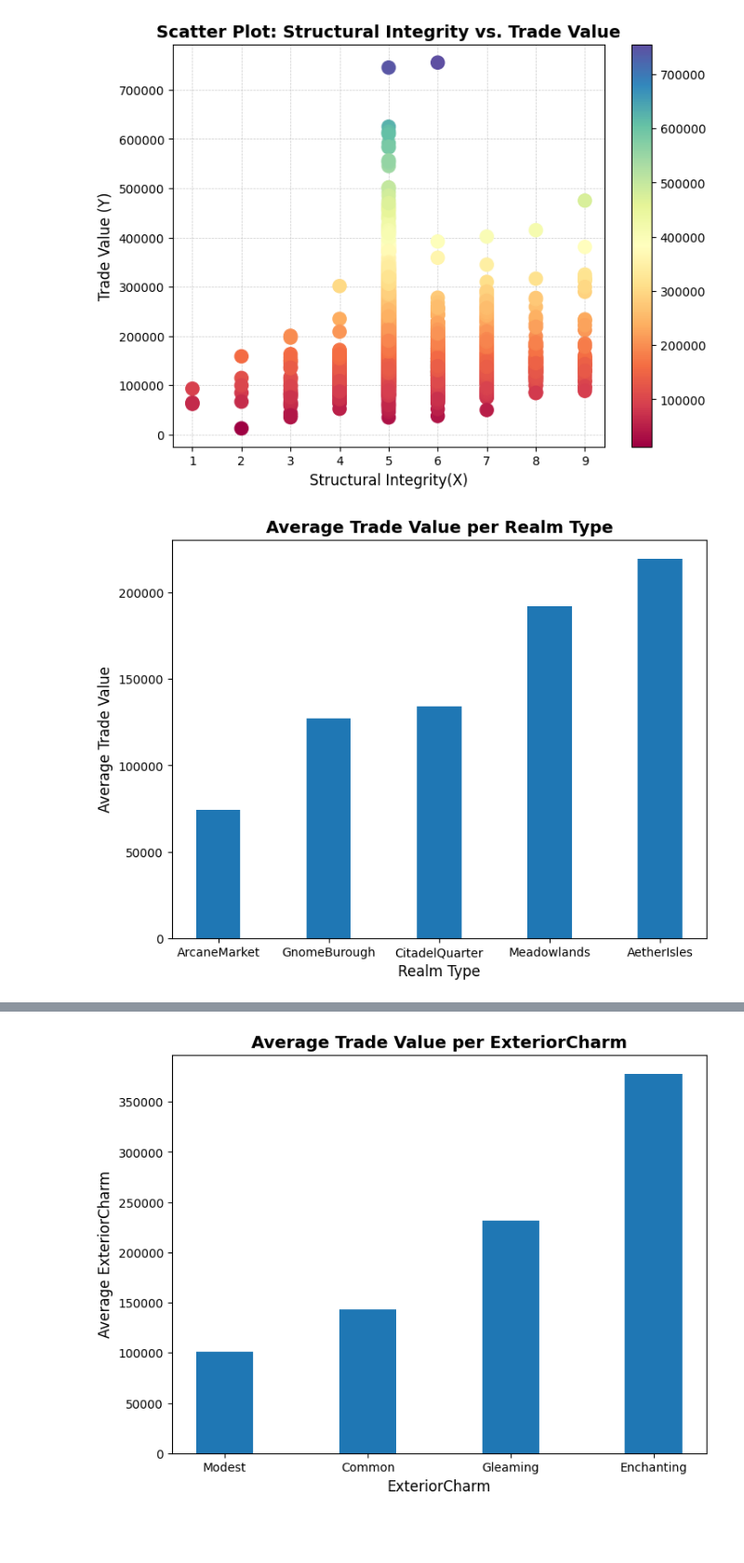
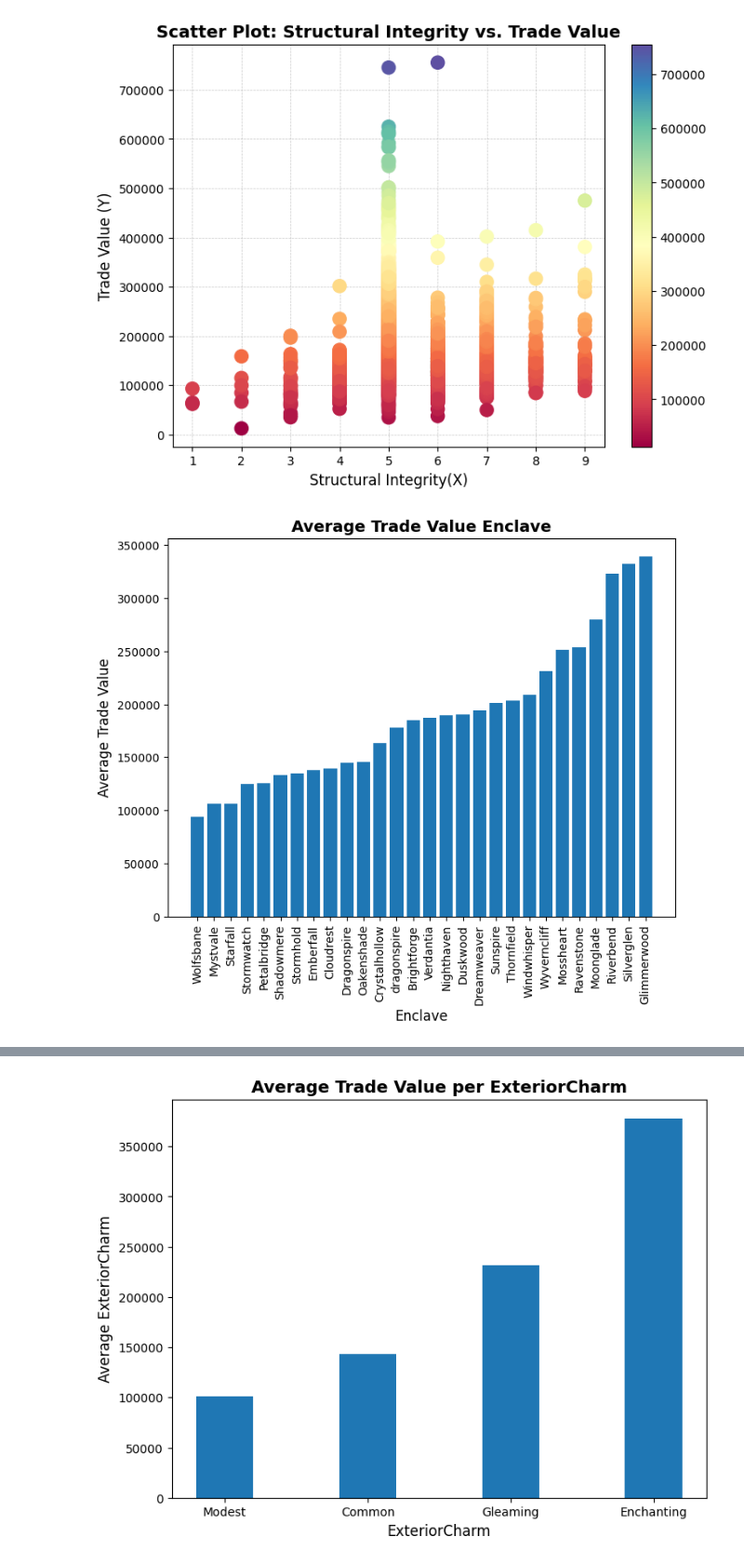
Before and after one commit to rayansamman/Slavic-Sultanate, a Jupyter notebook: src/second-iteration.ipynb, the cells around one changed output, grey strips where cells are left out. Shown: that part at 93% size. Cells and saved outputs as stored; diff of their text form; code cells hidden in the pictures; blank space fills up the shorter version.

```diff
--- a/src/second-iteration.ipynb
+++ b/src/second-iteration.ipynb
@@ -203,16 +203,20 @@ plt.show()
 # %% [output]
 [figure]
 # %%
-# Compute the average TradeValue per RealmType
-avgTradeValuePerRealm = df.groupby('RealmType')['TradeValue'].mean().sort_values()
+# Compute the average TradeValue per Enclave
+avgTradeValuePerEnclave = df.groupby('Enclave')['TradeValue'].mean().sort_values()
+filtered_avgEnclave = avgTradeValuePerEnclave[avgTradeValuePerEnclave > 200000]
 
 # Plot the bar chart
-plt.bar(avgTradeValuePerRealm.index, avgTradeValuePerRealm.values,width=0.4)
+plt.bar(avgTradeValuePerEnclave.index, avgTradeValuePerEnclave.values)
+
+
 
 # Labels and title
-plt.xlabel("Realm Type", fontsize=12)
+plt.xlabel("Enclave", fontsize=12)
 plt.ylabel("Average Trade Value", fontsize=12)
-plt.title("Average Trade Value per Realm Type", fontsize=14, fontweight='bold')
+plt.title("Average Trade Value Enclave", fontsize=14, fontweight='bold')
+plt.xticks(rotation='vertical')
 plt.show()
 # %% [output]
-[figure, old version]
+[figure, new version]
```
Also changed, not shown: parts of 2 cells of this notebook.
